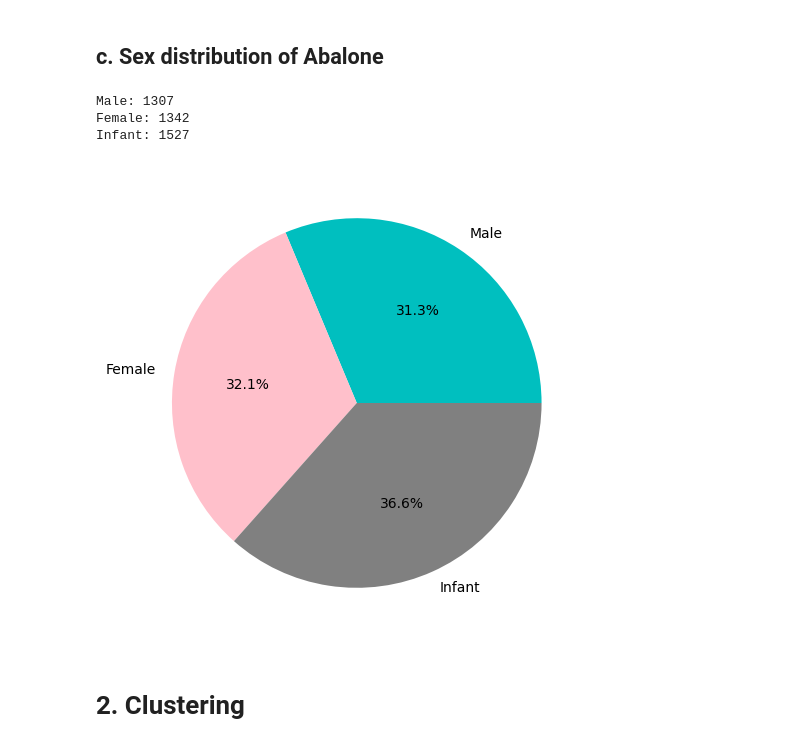
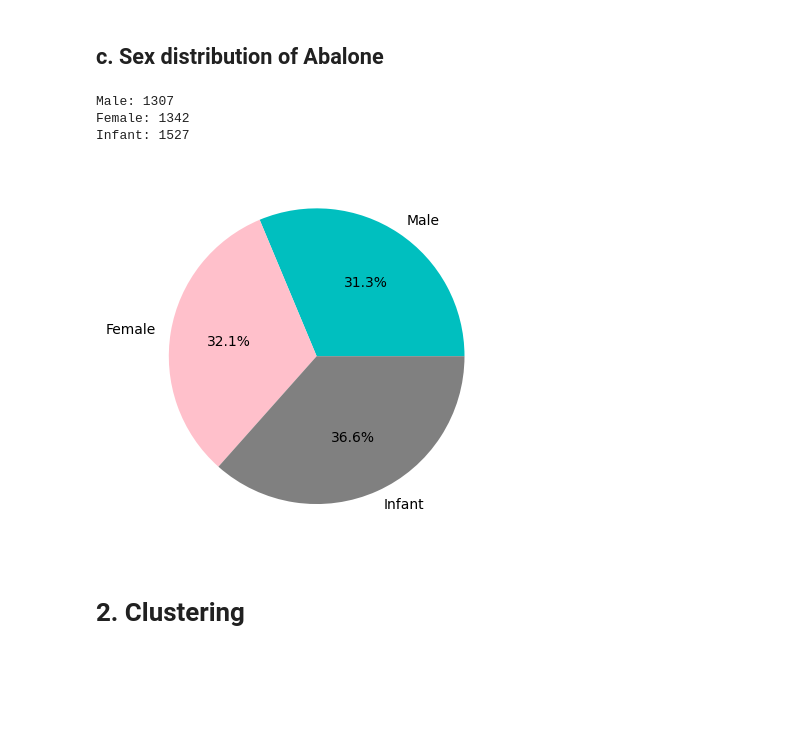
Before and after one commit to TessaChessnoe/abalone-modeling, a Jupyter notebook: Abalone_Modeling.ipynb, the cells around one changed output. Saved outputs shown, nothing was run; the diff lists cells and outputs as text; code cells hidden in the pictures; blank space fills up the shorter version.

```diff
--- a/Abalone_Modeling.ipynb
+++ b/Abalone_Modeling.ipynb
@@ -72,26 +72,25 @@ Rings              9.932471
 ## c. Sex distribution of Abalone
 # %%
 import matplotlib.pyplot as plt
-plt.figure(figsize=(10, 6))
 
 # 1. Organize values for charting
 sex_counts = df['Sex'].value_counts().sort_index()
 pie_labels = category_labels
 colors = ['c','pink','0.5']
 
 # 2. Print label counts
 for i in range(0,3):
   print(pie_labels[i]+": "+str(sex_counts[i]))
 
 # 3. Plot & save pie chart
 os.makedirs('/content/graphs', exist_ok=True) # Create output dir for graphs
 plt.pie(sex_counts, labels=pie_labels, colors=colors, autopct='%1.1f%%')
 plt.savefig("graphs/sex-pie.png")
 # %% [output]
 Male: 1307
 Female: 1342
 Infant: 1527
-[figure, old version]
+[figure, new version]
 # %% [markdown]
 # 2. Clustering
 # %% [markdown]
```
Also changed, not shown: parts of 1 cell of this notebook, 1 other file.
